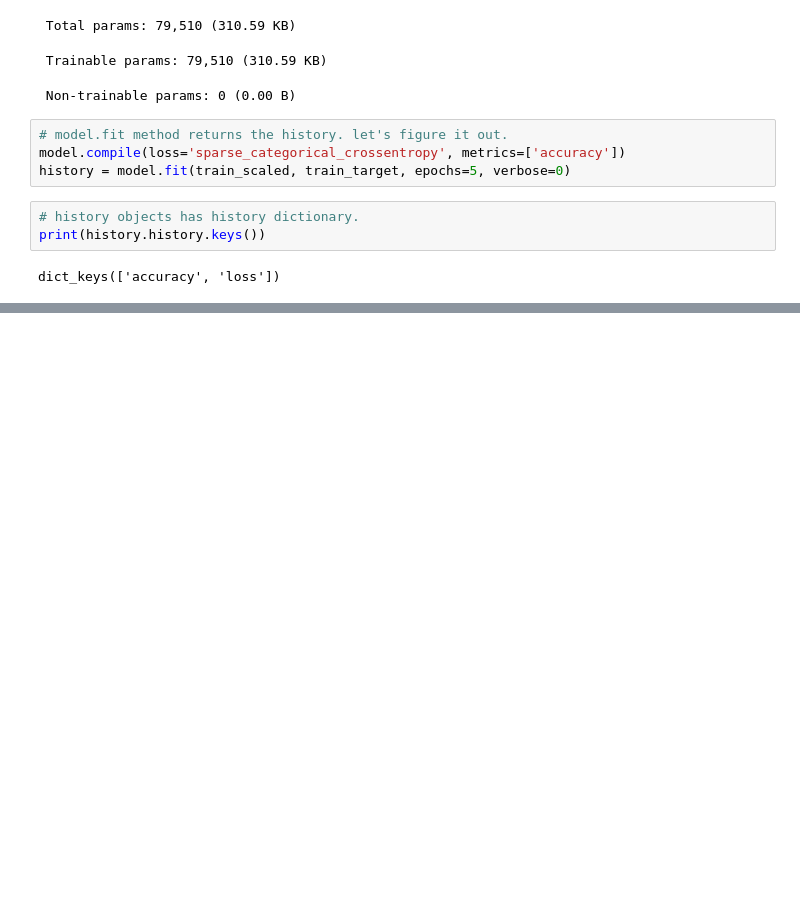
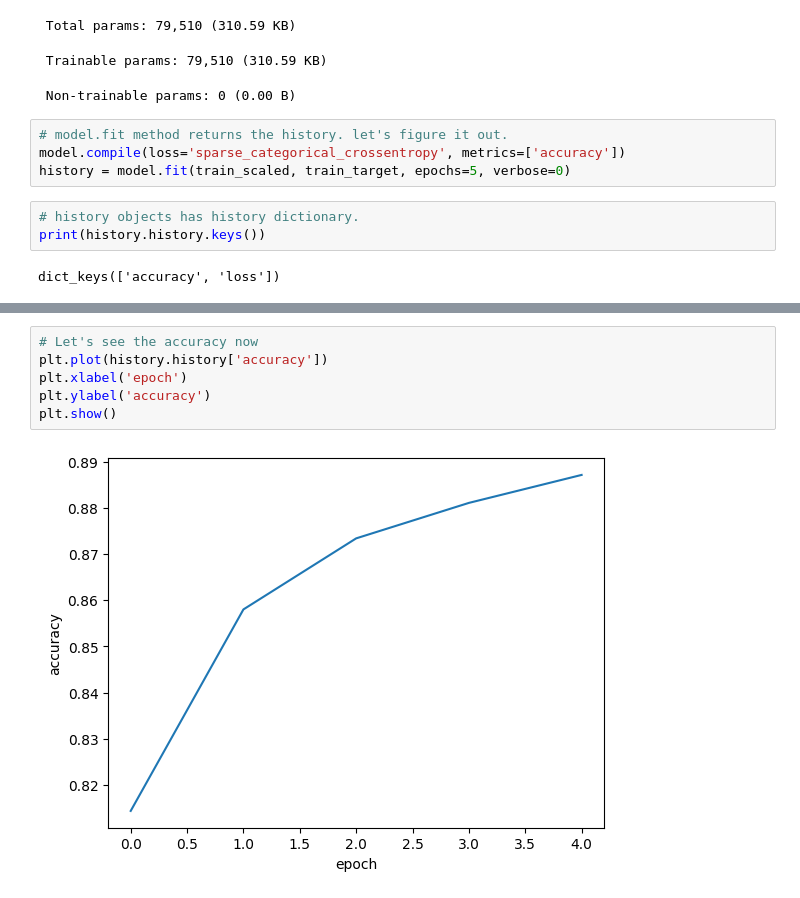
Before and after one commit to Junha9/AI, a Jupyter notebook: Self_Learning_ML_DL/Chapter_07_3.ipynb, the cells around one changed output, grey strips where cells are left out. Cells and saved outputs as stored; diff of their text form; blank space fills up the shorter version.

Commit message:
progress on chapter 07-3 - plot accuracy vs epochs from history object

```diff
--- a/Self_Learning_ML_DL/Chapter_07_3.ipynb
+++ b/Self_Learning_ML_DL/Chapter_07_3.ipynb
@@ -68,0 +69,8 @@ plt.show()
+# %%
+# Let's see the accuracy now
+plt.plot(history.history['accuracy'])
+plt.xlabel('epoch')
+plt.ylabel('accuracy')
+plt.show()
+# %% [output]
+[figure, added]
```
Also changed, not shown: parts of 2 cells of this notebook.
